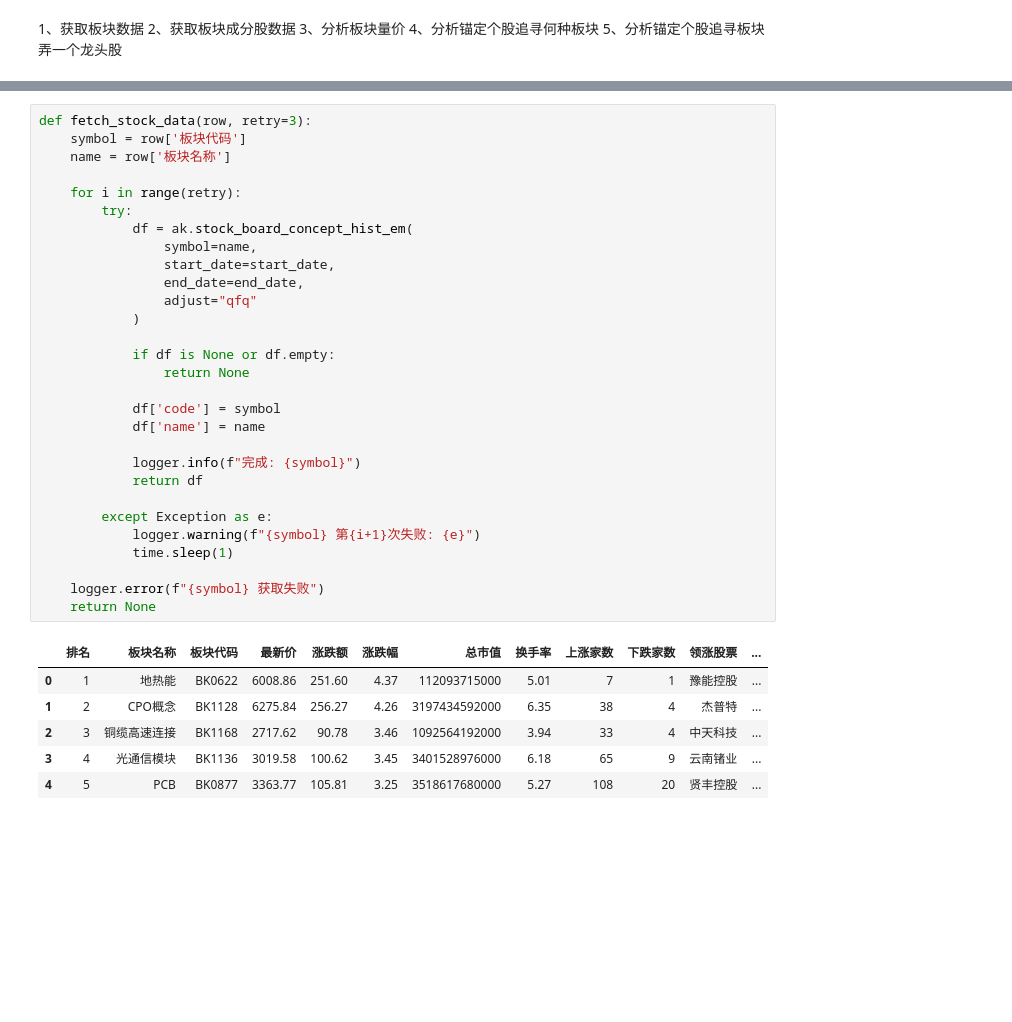
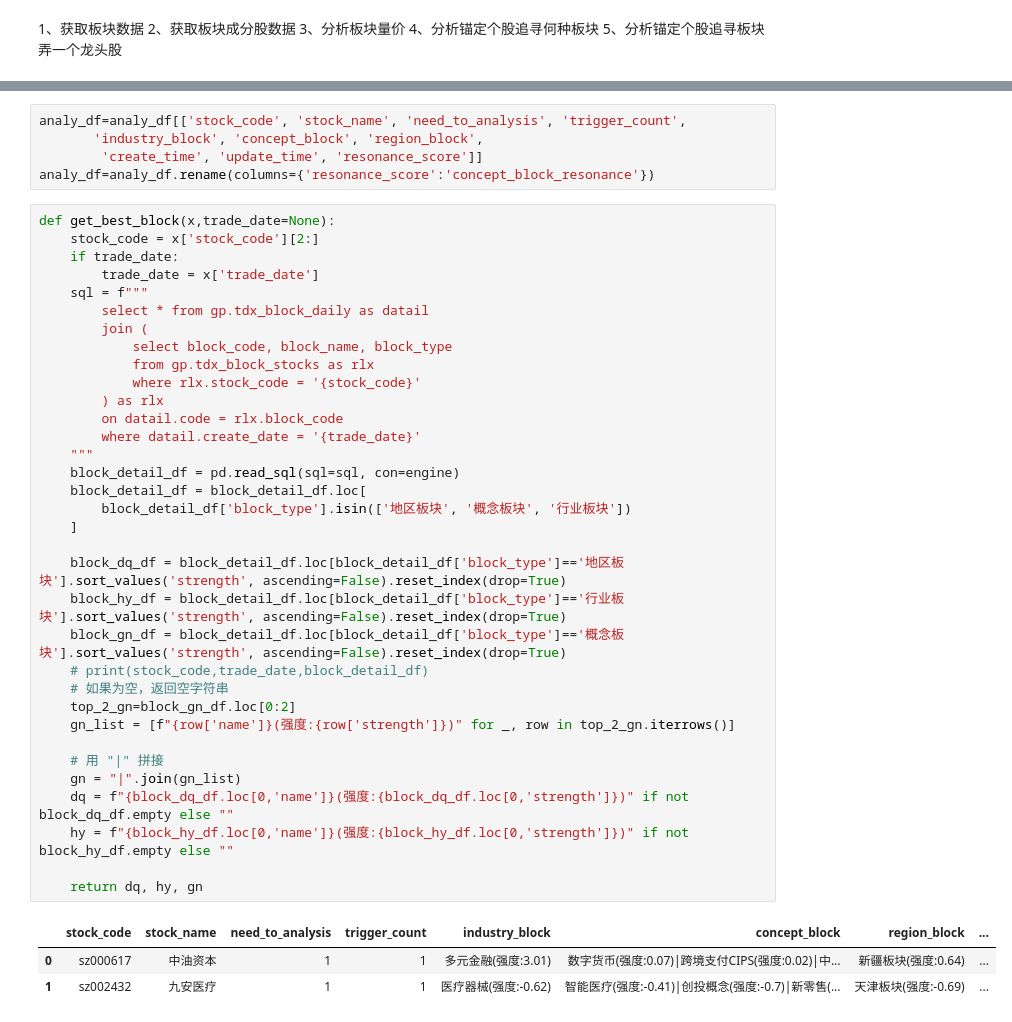
Before and after one commit to chen-cyw-yan/GP, a Jupyter notebook: 选股策略/板块共振分析.ipynb, the cells around one changed output, grey strips where cells are left out. Cells and saved outputs as stored; diff of their text form; blank space fills up the shorter version.

```diff
--- a/选股策略/板块共振分析.ipynb
+++ b/选股策略/板块共振分析.ipynb
@@ -81,36 +190,43 @@ ConnectionError: ('Connection aborted.', RemoteDisconnected('Remote end closed c
 # %%
-def fetch_stock_data(row, retry=3):
-    symbol = row['板块代码']
-    name = row['板块名称']
-
-    for i in range(retry):
-        try:
-            df = ak.stock_board_concept_hist_em(
-                symbol=name,
-                start_date=start_date,
-                end_date=end_date,
-                adjust="qfq"
-            )
-
-            if df is None or df.empty:
-                return None
-
-            df['code'] = symbol
-            df['name'] = name
-
-            logger.info(f"完成: {symbol}")
-            return df
-
-        except Exception as e:
-            logger.warning(f"{symbol} 第{i+1}次失败: {e}")
-            time.sleep(1)
-
-    logger.error(f"{symbol} 获取失败")
-    return None
+analy_df=analy_df[['stock_code', 'stock_name', 'need_to_analysis', 'trigger_count',
+       'industry_block', 'concept_block', 'region_block',
+        'create_time', 'update_time', 'resonance_score']]
+analy_df=analy_df.rename(columns={'resonance_score':'concept_block_resonance'})
-# %% [output]
-|  | 排名 | 板块名称 | 板块代码 | 最新价 | 涨跌额 | 涨跌幅 | 总市值 | 换手率 | 上涨家数 | 下跌家数 | 领涨股票 | ... |
-| 0 | 1 | 地热能 | BK0622 | 6008.86 | 251.60 | 4.37 | 112093715000 | 5.01 | 7 | 1 | 豫能控股 | ... |
-| 1 | 2 | CPO概念 | BK1128 | 6275.84 | 256.27 | 4.26 | 3197434592000 | 6.35 | 38 | 4 | 杰普特 | ... |
-| 2 | 3 | 铜缆高速连接 | BK1168 | 2717.62 | 90.78 | 3.46 | 1092564192000 | 3.94 | 33 | 4 | 中天科技 | ... |
-| 3 | 4 | 光通信模块 | BK1136 | 3019.58 | 100.62 | 3.45 | 3401528976000 | 6.18 | 65 | 9 | 云南锗业 | ... |
-| 4 | 5 | PCB | BK0877 | 3363.77 | 105.81 | 3.25 | 3518617680000 | 5.27 | 108 | 20 | 贤丰控股 | ... |
+# %%
+def get_best_block(x,trade_date=None):
+    stock_code = x['stock_code'][2:]
+    if trade_date:
+        trade_date = x['trade_date']
+    sql = f"""
+        select * from gp.tdx_block_daily as datail
+        join (
+            select block_code, block_name, block_type
+            from gp.tdx_block_stocks as rlx
+            where rlx.stock_code = '{stock_code}'
+        ) as rlx
+        on datail.code = rlx.block_code
+        where datail.create_date = '{trade_date}'
+    """
+    block_detail_df = pd.read_sql(sql=sql, con=engine)
+    block_detail_df = block_detail_df.loc[
+        block_detail_df['block_type'].isin(['地区板块', '概念板块', '行业板块'])
+    ]
+
+    block_dq_df = block_detail_df.loc[block_detail_df['block_type']=='地区板块'].sort_values('strength', ascending=False).reset_index(drop=True)
+    block_hy_df = block_detail_df.loc[block_detail_df['block_type']=='行业板块'].sort_values('strength', ascending=False).reset_index(drop=True)
+    block_gn_df = block_detail_df.loc[block_detail_df['block_type']=='概念板块'].sort_values('strength', ascending=False).reset_index(drop=True)
+    # print(stock_code,trade_date,block_detail_df)
+    # 如果为空，返回空字符串
+    top_2_gn=block_gn_df.loc[0:2]
+    gn_list = [f"{row['name']}(强度:{row['strength']})" for _, row in top_2_gn.iterrows()]
+
+    # 用 "|" 拼接
+    gn = "|".join(gn_list)
+    dq = f"{block_dq_df.loc[0,'name']}(强度:{block_dq_df.loc[0,'strength']})" if not block_dq_df.empty else ""
+    hy = f"{block_hy_df.loc[0,'name']}(强度:{block_hy_df.loc[0,'strength']})" if not block_hy_df.empty else ""
+
+    return dq, hy, gn
+# %% [output]
+|  | stock_code | stock_name | need_to_analysis | trigger_count | industry_block | concept_block | region_block | ... |
+| 0 | sz000617 | 中油资本 | 1 | 1 | 多元金融(强度:3.01) | 数字货币(强度:0.07)|跨境支付CIPS(强度:0.02)|中... | 新疆板块(强度:0.64) | ... |
+| 1 | sz002432 | 九安医疗 | 1 | 1 | 医疗器械(强度:-0.62) | 智能医疗(强度:-0.41)|创投概念(强度:-0.7)|新零售(... | 天津板块(强度:-0.69) | ... |
```
Also changed, not shown: parts of 22 cells of this notebook, 6 other files.
